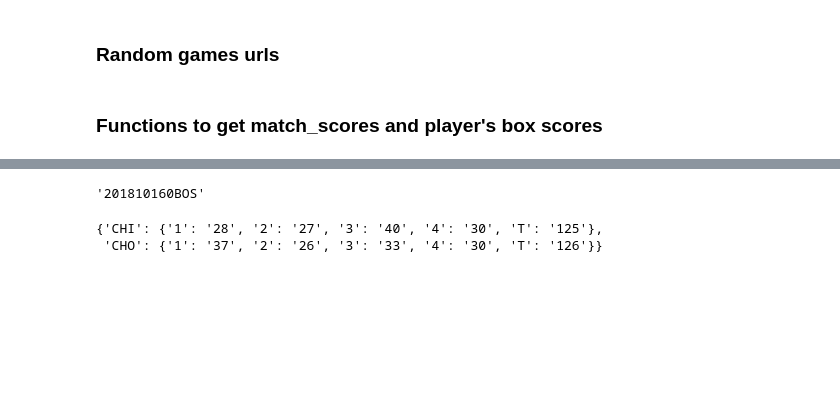
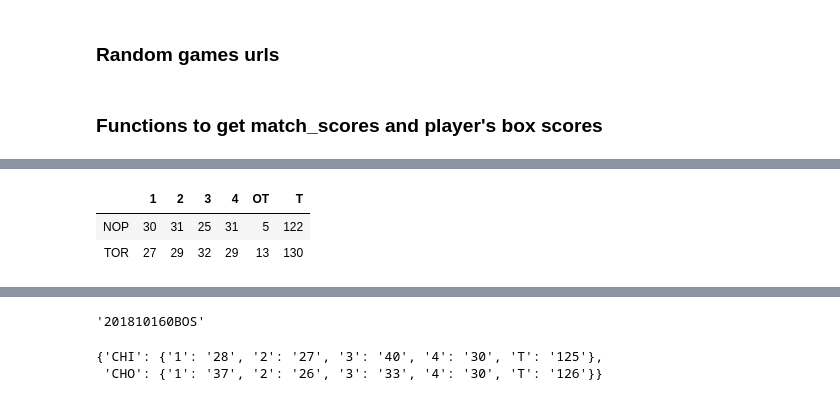
Before and after one commit to ppfreitas/datawarehousing, a Jupyter notebook: BB_Reference_scrape.ipynb, the cells around one changed output, grey strips where cells are left out. Drawn from its saved outputs; the diff is of its cells as text; code cells hidden in the pictures; blank space fills up the shorter version.

```diff
--- a/BB_Reference_scrape.ipynb
+++ b/BB_Reference_scrape.ipynb
@@ -2,6 +2,14 @@
 from urllib.request import urlopen
 from bs4 import BeautifulSoup, Comment
 import pandas as pd
+# %%
+import pymongo
+import pandas as pd
+import numpy as np
+
+client = pymongo.MongoClient("localhost", 27017)
+
+db = client['nba_teste4']
 # %% [markdown]
 ### List all games of specific season
 # %%
@@ -132,0 +246,6 @@ Bismack Biyombo         None  None  None  None
+# %%
+pd.DataFrame.from_dict(cursor3[0]['game_score'], orient='index')
+# %% [output]
+|  | 1 | 2 | 3 | 4 | OT | T |
+| NOP | 30 | 31 | 25 | 31 | 5 | 122 |
+| TOR | 27 | 29 | 32 | 29 | 13 | 130 |
```
Also changed, not shown: parts of 37 cells of this notebook, 8 other files.
